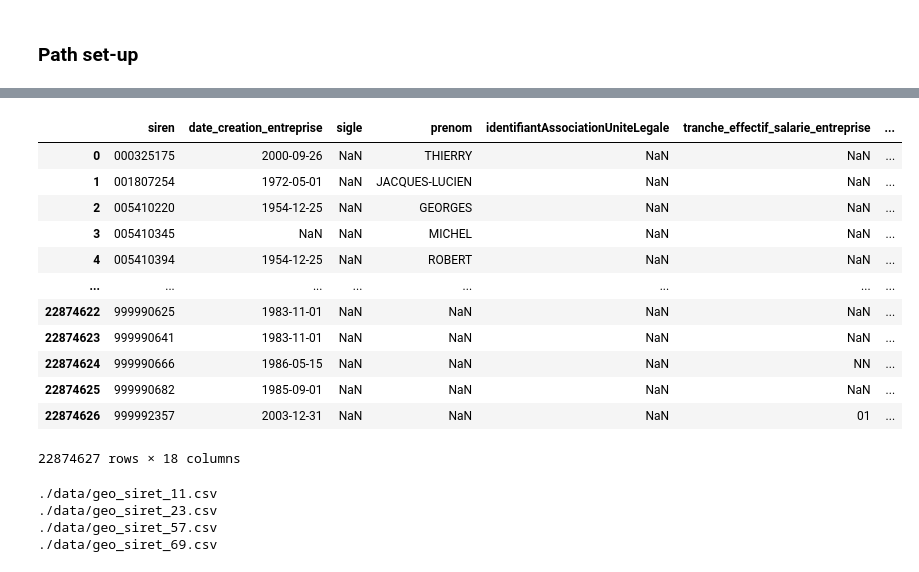
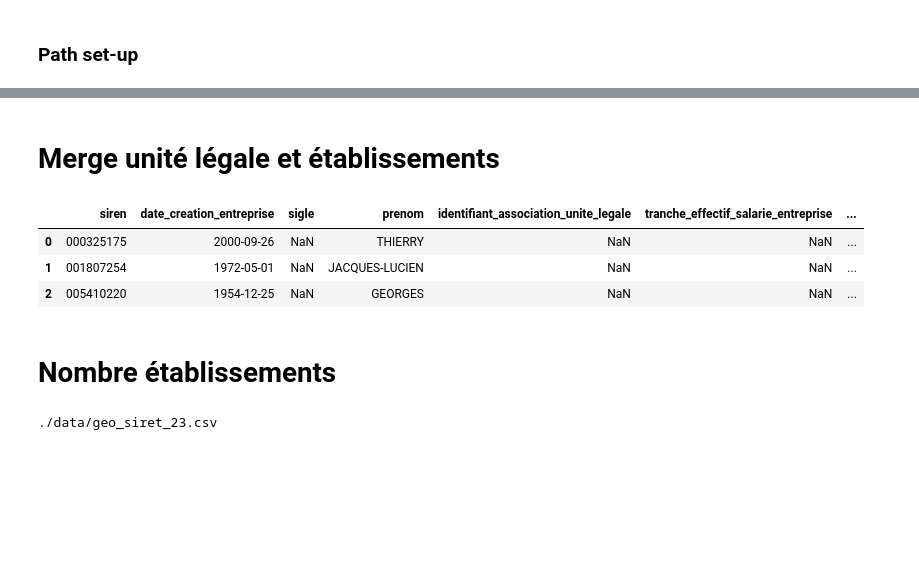
Before and after one commit to annuaire-entreprises-data-gouv-fr/search-infra, a Jupyter notebook: process-data-before-indexation.ipynb, the cells around one changed output, grey strips where cells are left out. Cells and saved outputs as stored; diff of their text form; code cells hidden in the pictures; blank space fills up the shorter version.

Commit message:
perf: add swifter and change preprocessing order

```diff
--- a/process-data-before-indexation.ipynb
+++ b/process-data-before-indexation.ipynb
@@ -348,0 +340,8 @@ df_out2
+# %%
+%%time
+# Add nom_complet column to df_unite_legale
+'''
+df_unite_legale["nom_complet"] = df_unite_legale.swifter.allow_dask_on_strings().apply(
+    lambda row: nom_complet(row), axis=1
+)
+'''
@@ -349,21 +352,16 @@ df_out2
+# %% [markdown]
+# Merge unité légale et établissements
 # %%
 df_unite_legale = pd.merge(df_unite_legale, df_out2, on="siren", how="left")
 # %%
-df_unite_legale
+df_unite_legale.head(3)
 # %% [output]
-|  | siren | date_creation_entreprise | sigle | prenom | identifiantAssociationUniteLegale | tranche_effectif_salarie_entreprise | ... |
+|  | siren | date_creation_entreprise | sigle | prenom | identifiant_association_unite_legale | tranche_effectif_salarie_entreprise | ... |
 | 0 | 000325175 | 2000-09-26 | NaN | THIERRY | NaN | NaN | ... |
 | 1 | 001807254 | 1972-05-01 | NaN | JACQUES-LUCIEN | NaN | NaN | ... |
 | 2 | 005410220 | 1954-12-25 | NaN | GEORGES | NaN | NaN | ... |
-| 3 | 005410345 | NaN | NaN | MICHEL | NaN | NaN | ... |
-| 4 | 005410394 | 1954-12-25 | NaN | ROBERT | NaN | NaN | ... |
-| ... | ... | ... | ... | ... | ... | ... | ... |
-| 22874622 | 999990625 | 1983-11-01 | NaN | NaN | NaN | NaN | ... |
-| 22874623 | 999990641 | 1983-11-01 | NaN | NaN | NaN | NaN | ... |
-| 22874624 | 999990666 | 1986-05-15 | NaN | NaN | NaN | NN | ... |
-| 22874625 | 999990682 | 1985-09-01 | NaN | NaN | NaN | NaN | ... |
-| 22874626 | 999992357 | 2003-12-31 | NaN | NaN | NaN | 01 | ... |
-22874627 rows × 18 columns
+# %% [markdown]
+# Nombre établissements
 # %%
 # Compute 'nombre etablissements ouvert' per 'siren'
 df_out = pd.DataFrame()
@@ -385,8 +383,5 @@ df_out2 = (
 )
 df_unite_legale = pd.merge(df_unite_legale, df_out2, on="siren", how="left")
 # %% [output]
-./data/geo_siret_11.csv
 ./data/geo_siret_23.csv
-./data/geo_siret_57.csv
-./data/geo_siret_69.csv
 # %%
```
Also changed, not shown: parts of 23 cells of this notebook, 1 other file.
